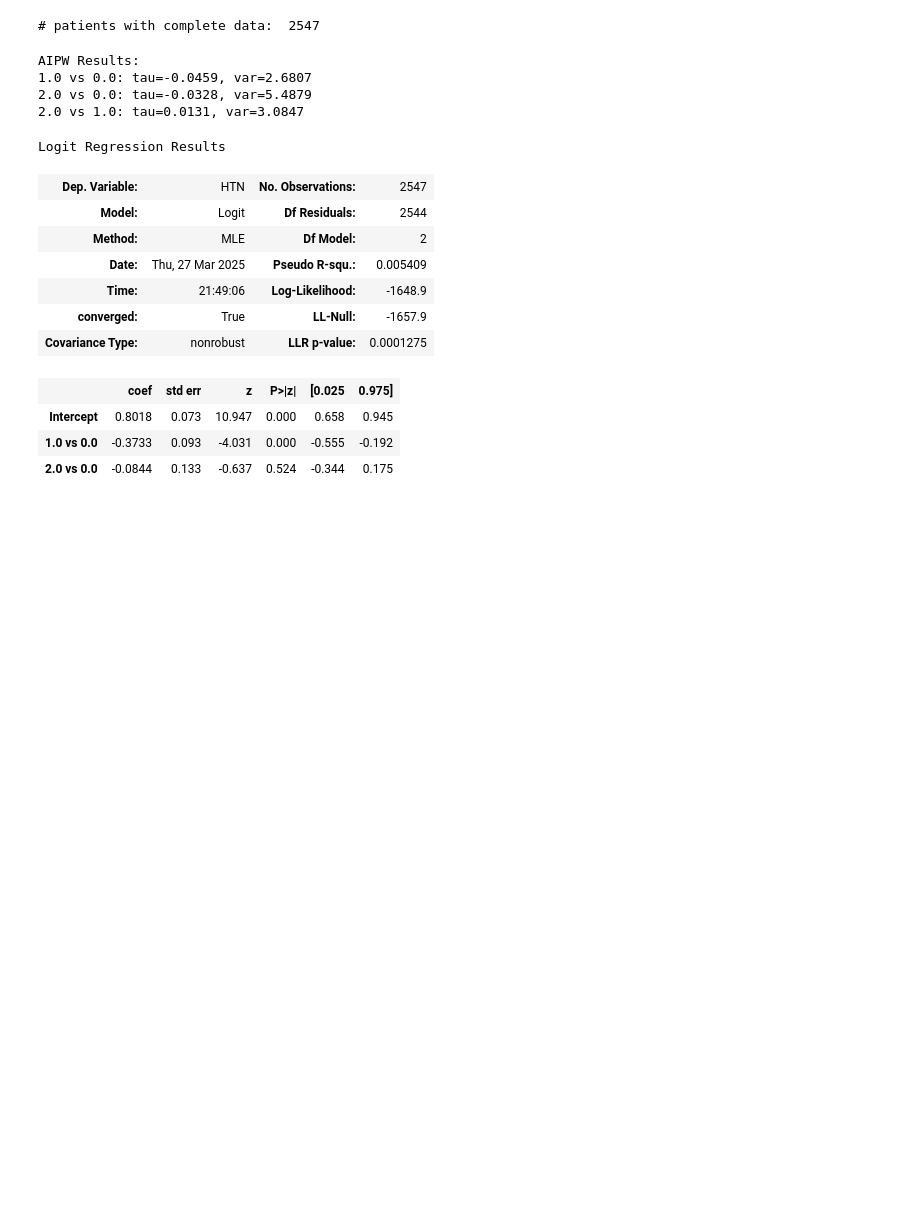
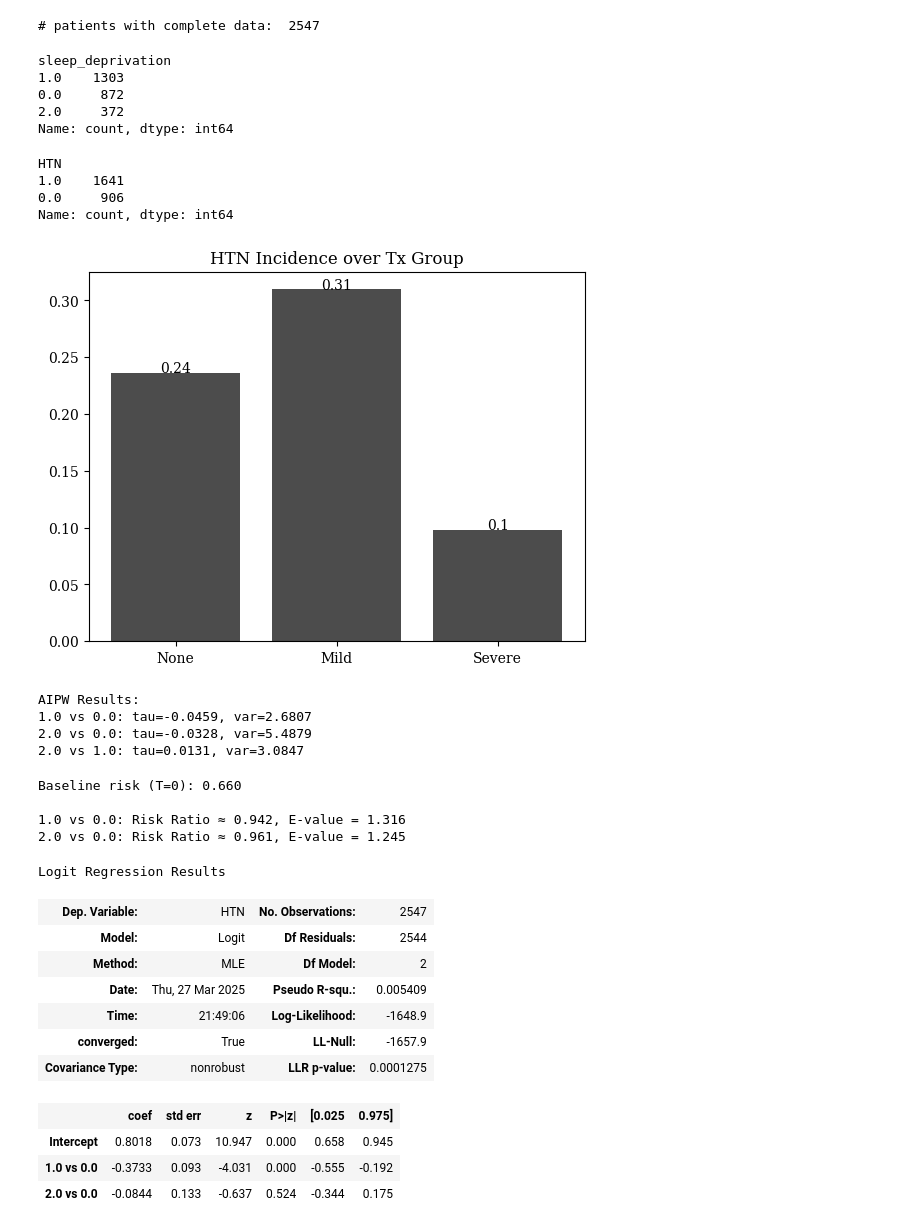
Before and after one commit to furtherAdu/cph-200b-project3, a Jupyter notebook: notebooks/new aipw stuff.ipynb, the cells around one changed output. Drawn from its saved outputs; the diff is of its cells as text; code cells hidden in the pictures; blank space fills up the shorter version.

```diff
--- a/notebooks/new aipw stuff.ipynb
+++ b/notebooks/new aipw stuff.ipynb
@@ -40,6 +37,34 @@ df.rename(columns={'martial_status': 'marital_status'}, inplace=True)
 print('# patients with complete data: ', len(df))
 # %% [output]
 # patients with complete data:  2547
+# %%
+df['sleep_deprivation'].value_counts()
+# %% [output]
+sleep_deprivation
+1.0    1303
+0.0     872
+2.0     372
+Name: count, dtype: int64
+# %%
+df['HTN'].value_counts()
+# %% [output]
+HTN
+1.0    1641
+0.0     906
+Name: count, dtype: int64
+# %%
+x = ['None', 'Mild', 'Severe']
+y = [sum(df.loc[df['sleep_deprivation']==0, 'HTN'])/len(df['sleep_deprivation']==0),
+     sum(df.loc[df['sleep_deprivation']==1, 'HTN'])/len(df['sleep_deprivation']==1),
+     sum(df.loc[df['sleep_deprivation']==2, 'HTN'])/len(df['sleep_deprivation']==2)]
+
+plt.bar(x,y, color = 'black', alpha=0.7)
+plt.title('HTN Incidence over Tx Group')
+
+for index, value in enumerate(y):
+    plt.text(index, value, str(round(value, 2)),  ha='center')
+# %% [output]
+[figure, added]
 # %%
 # define relevant features
 # features
@@ -242,4 +274,29 @@ AIPW Results:
 1.0 vs 0.0: tau=-0.0459, var=2.6807
 2.0 vs 0.0: tau=-0.0328, var=5.4879
 2.0 vs 1.0: tau=0.0131, var=3.0847
+# %%
+# calculate risk ratios and e-values for
+# unobserved confounding from aipw results
+baseline_risk = mu[:, 0].mean()
+
+def calculate_e_value(rr):
+    if rr < 1:
+        rr = 1 / rr
+    return rr + np.sqrt(rr * (rr - 1))
+
+print(f"Baseline risk (T=0): {baseline_risk:.3f}\n")
+
+for comparison, result in results.items():
+    if "0.0" not in comparison:
+        continue  #only interested in baseline comparisons here
+    tau = result["tau"]
+    treated_risk = baseline_risk + tau
+    rr = treated_risk / baseline_risk if baseline_risk > 0 else np.nan
+    e_val = calculate_e_value(rr)
+    print(f"{comparison}: Risk Ratio ≈ {rr:.3f}, E-value = {e_val:.3f}")
+# %% [output]
+Baseline risk (T=0): 0.660
+
+1.0 vs 0.0: Risk Ratio ≈ 0.942, E-value = 1.316
+2.0 vs 0.0: Risk Ratio ≈ 0.961, E-value = 1.245
 # %%
```
Also changed, not shown: parts of 14 cells of this notebook, 1 other file.
